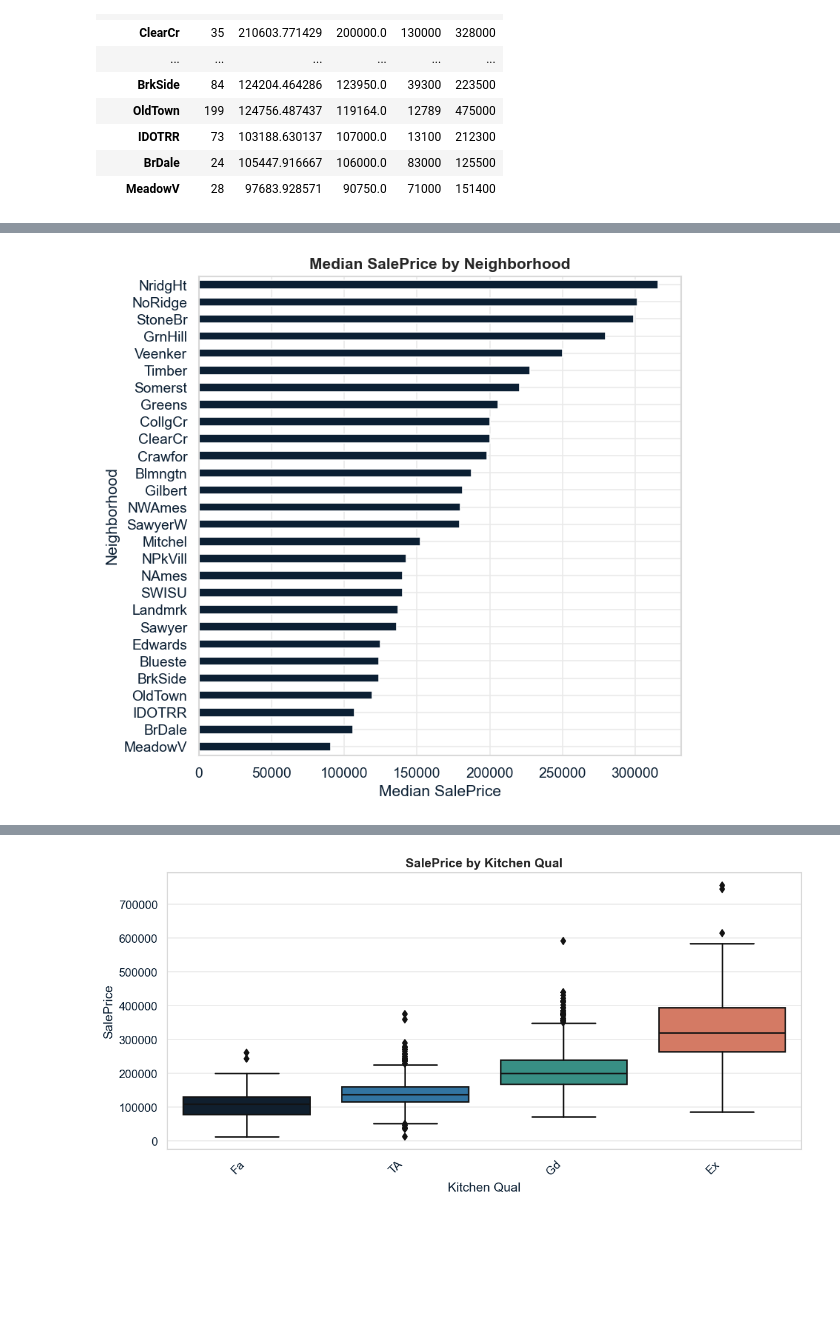
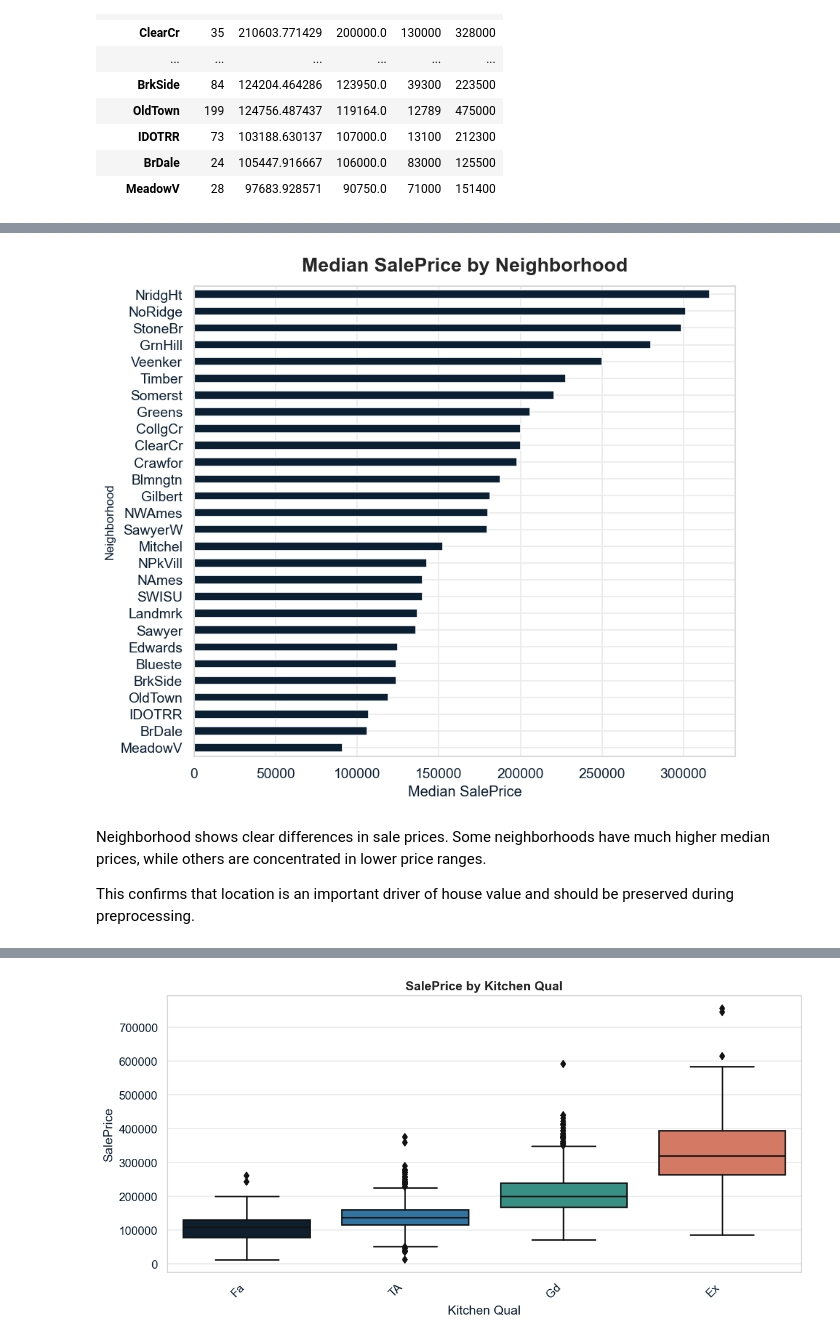
Before and after one commit to sanches-davi/ames-housing-price-prediction, a Jupyter notebook: notebooks/1. EDA.ipynb, the cells around one changed output, grey strips where cells are left out. Cells and saved outputs as stored; diff of their text form; code cells hidden in the pictures; blank space fills up the shorter version.

```diff
--- a/notebooks/1. EDA.ipynb
+++ b/notebooks/1. EDA.ipynb
@@ -682,13 +684,15 @@ plt.show()
 # %%
-# Median price by Neighborhood
-
 neighborhood_median_price = train_data.groupby('Neighborhood')['SalePrice'].median().sort_values()
 
-plt.figure(figsize=(7,7))
+plt.figure(figsize=(8,7))
 neighborhood_median_price.plot(kind='barh')
-plt.title('Median SalePrice by Neighborhood')
-plt.xlabel('Median SalePrice')
-plt.ylabel('Neighborhood')
+plt.title('Median SalePrice by Neighborhood', fontsize=16, fontweight="bold", pad=12)
+plt.xlabel('Median SalePrice', fontsize=12)
+plt.ylabel('Neighborhood', fontsize=10)
 plt.show()
 # %% [output]
-[figure, old version]
+[figure, new version]
+# %% [markdown]
+Neighborhood shows clear differences in sale prices. Some neighborhoods have much higher median prices, while others are concentrated in lower price ranges.
+
+This confirms that location is an important driver of house value and should be preserved during preprocessing.
```
Also changed, not shown: parts of 53 cells of this notebook.
